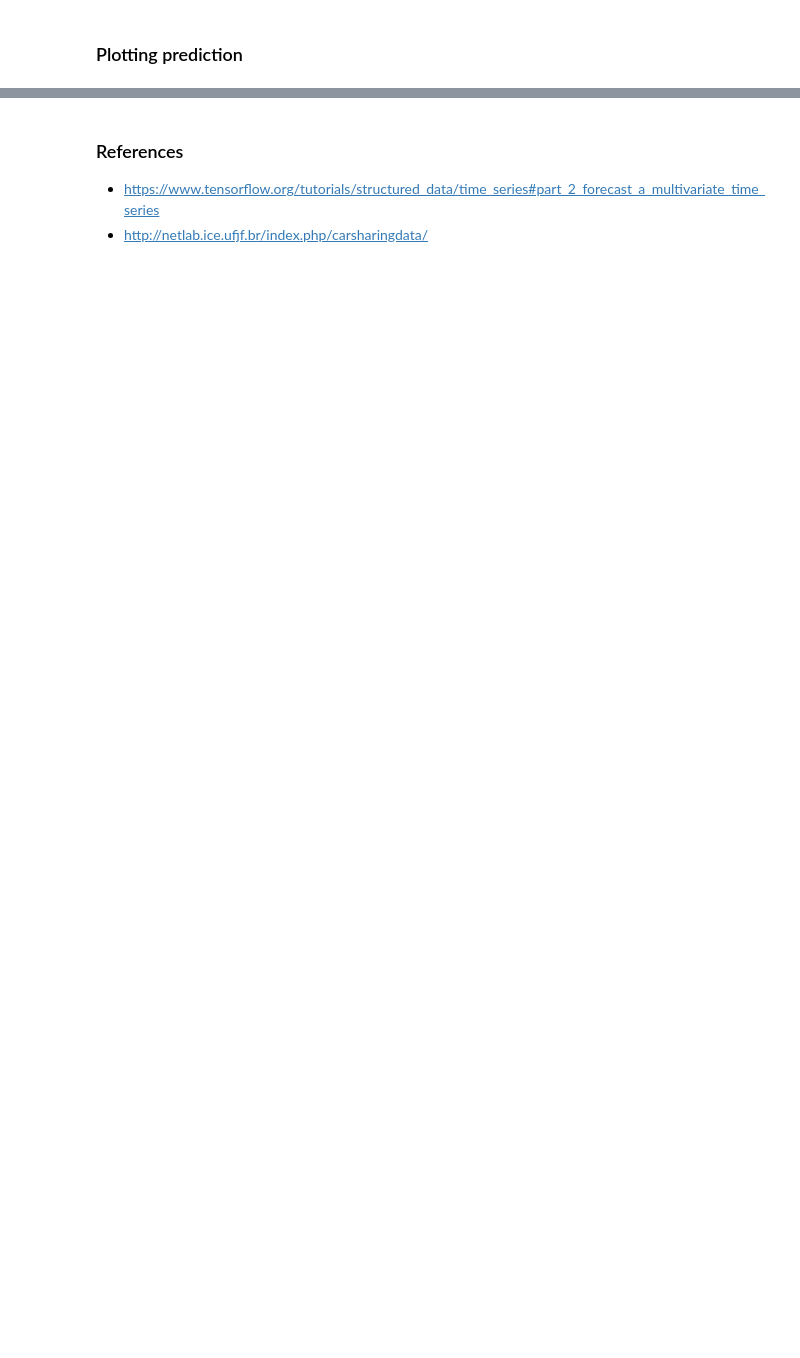
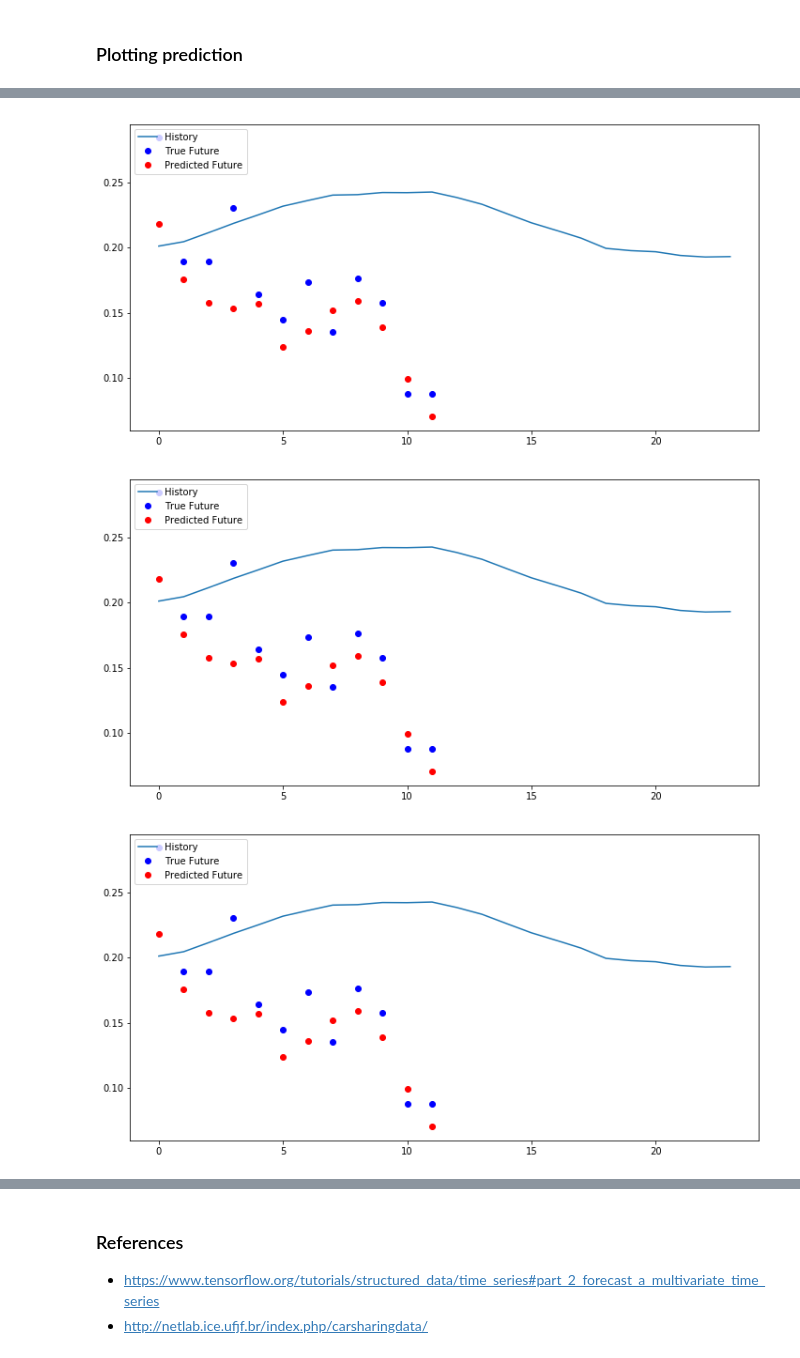
Before and after one commit to netlabufjf/timeseries-forecast, a Jupyter notebook: LSTMAnalysis.ipynb, the cells around one changed output, grey strips where cells are left out. Saved outputs shown, nothing was run; the diff lists cells and outputs as text; code cells hidden in the pictures; blank space fills up the shorter version.

```diff
--- a/LSTMAnalysis.ipynb
+++ b/LSTMAnalysis.ipynb
@@ -211,0 +232,7 @@ for x, y in evo_val.take(3):
+# %%
+for x, y in modo_val.take(3):
+    multi_step_plot(x[0], y[0], modo_model.predict(x)[0])
+# %% [output]
+[figure, added]
+[figure, added]
+[figure, added]
```
Also changed, not shown: parts of 19 cells of this notebook, 1 other file.
